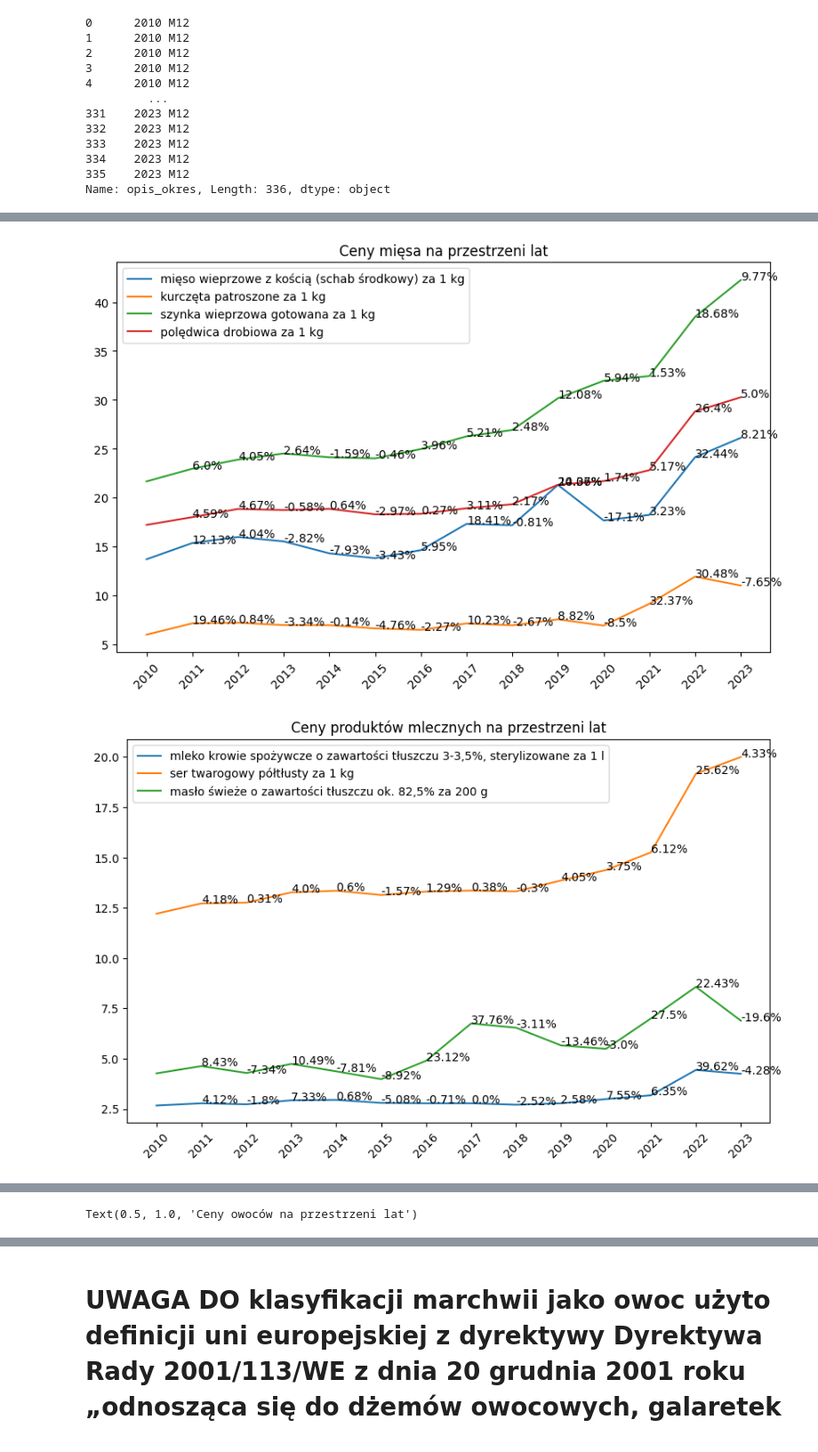
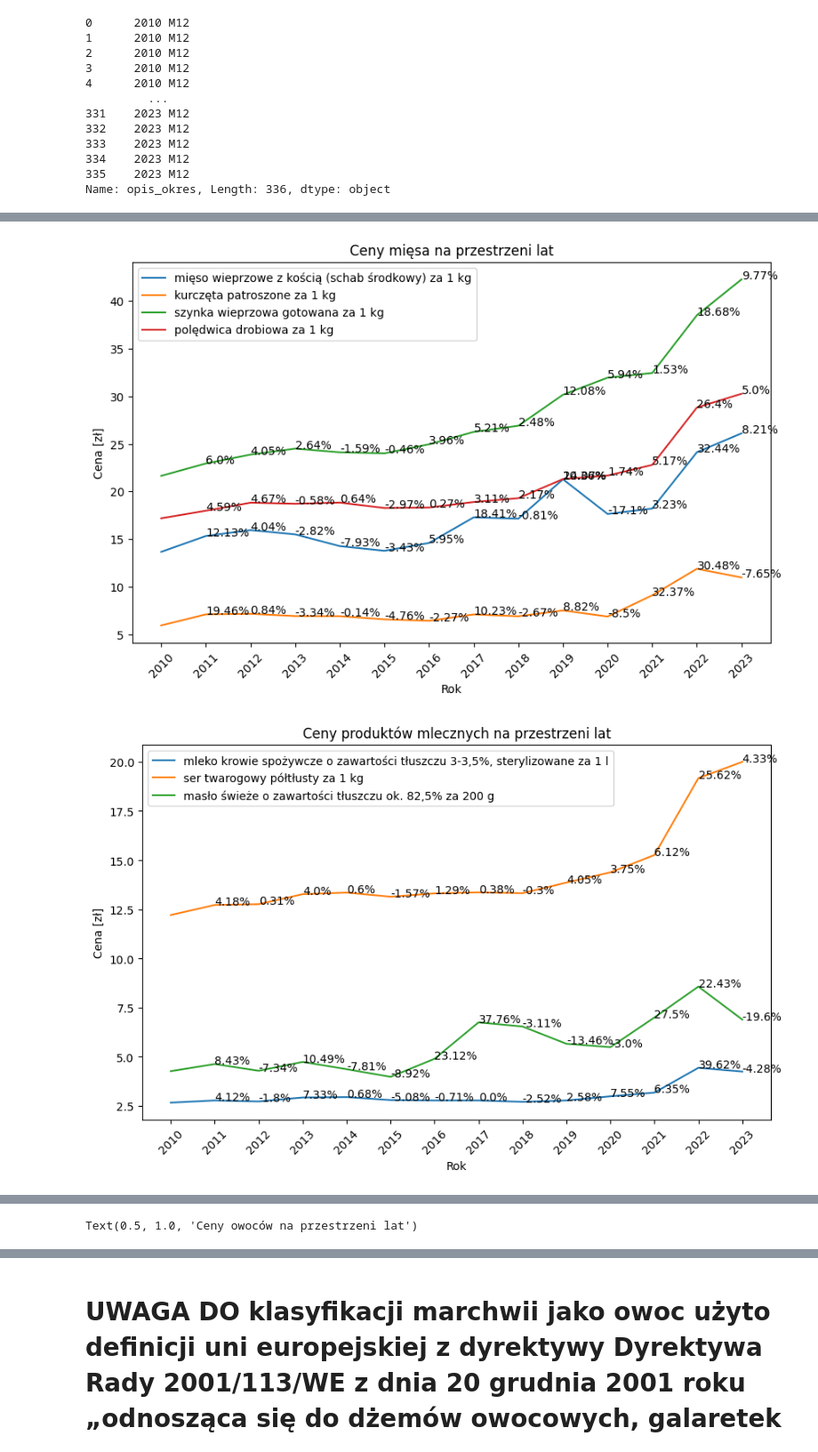
Before and after one commit to CrustyCracker/Statistics-Projects, a Jupyter notebook: PROJEKT-1/students_cost_increase.ipynb, the cells around one changed output, grey strips where cells are left out. Shown at 89% size. Cells and saved outputs as stored; diff of their text form; code cells hidden in the pictures.

Commit message:
INFLATION ADDED

```diff
--- a/PROJEKT-1/students_cost_increase.ipynb
+++ b/PROJEKT-1/students_cost_increase.ipynb
@@ -26,0 +26,20 @@ c:\Users\hrzon\Desktop\STUDIA\SEM8\SAD\Statistics-Projects\PROJEKT-1\data/towary
+# %%
+inflation_data_file = os.path.join(os.getcwd(), 'data/Inflacja_lata.csv')
+inflation_data = pd.read_csv(inflation_data_file, delimiter=',')
+
+
+#make the X axis show every year
+
+inflation_data['wartosc'] = inflation_data['wartosc'] - 100
+
+# make more rok labels visible
+inflation_data.plot(x='rok', y='wartosc', kind='line')
+plt.rcParams['figure.figsize'] = [10, 6]
+plt.title('Inflacja w latach 1999-2023')
+plt.xticks(inflation_data['rok']
+    rotation=45)
+plt.xlabel('Rok')
+plt.ylabel('Inflacja [%]')
+
+
+plt.show()
@@ -105,6 +126,8 @@ for item in meat_data:
 
 plt.xticks(rotation=45)
 plt.legend()
+plt.xlabel('Rok')
+plt.ylabel('Cena [zł]')
 plt.title('Ceny mięsa na przestrzeni lat')
 plt.show()
 
@@ -113,32 +136,38 @@ for item in dairy_data:
     plt.plot(data_item['opis_okres'], data_item['wartosc'], label=item)
     for i in range(1, len(data_item)):
         plt.text(data_item.iloc[i]['opis_okres'], data_item.iloc[i]['wartosc'], str(round((data_item.iloc[i]['wartosc'] - data_item.iloc[i-1]['wartosc'])/data_item.iloc[i-1]['wartosc']*100, 2)) + '%')
 
 plt.xticks(rotation=45)
 plt.legend()
+plt.xlabel('Rok')
+plt.ylabel('Cena [zł]')
 plt.title('Ceny produktów mlecznych na przestrzeni lat')
 plt.show()
 
 for item in vegetable_data:
     data_item = data[data['nazwa_pozycja_2'] == item]
     plt.plot(data_item['opis_okres'], data_item['wartosc'], label=item)
     for i in range(1, len(data_item)):
         plt.text(data_item.iloc[i]['opis_okres'], data_item.iloc[i]['wartosc'], str(round((data_item.iloc[i]['wartosc'] - data_item.iloc[i-1]['wartosc'])/data_item.iloc[i-1]['wartosc']*100, 2)) + '%')
 
 plt.xticks(rotation=45)
 plt.legend()
 plt.title('Ceny warzyw na przestrzeni lat')
+plt.xlabel('Rok')
+plt.ylabel('Cena [zł]')
 plt.show()
 
 for item in fruit_data:
     data_item = data[data['nazwa_pozycja_2'] == item]
     plt.plot(data_item['opis_okres'], data_item['wartosc'], label=item)
     for i in range(1, len(data_item)):
         plt.text(data_item.iloc[i]['opis_okres'], data_item.iloc[i]['wartosc'], str(round((data_item.iloc[i]['wartosc'] - data_item.iloc[i-1]['wartosc'])/data_item.iloc[i-1]['wartosc']*100, 2)) + '%')
 
 plt.xticks(rotation=45)
 plt.legend()
+plt.xlabel('Rok')
+plt.ylabel('Cena [zł]')
 plt.title('Ceny owoców na przestrzeni lat')
 # %% [output]
-[figure, old version]
+[figure, new version]
-[figure, old version]
+[figure, new version]
```
Also changed, not shown: parts of 3 cells of this notebook.
